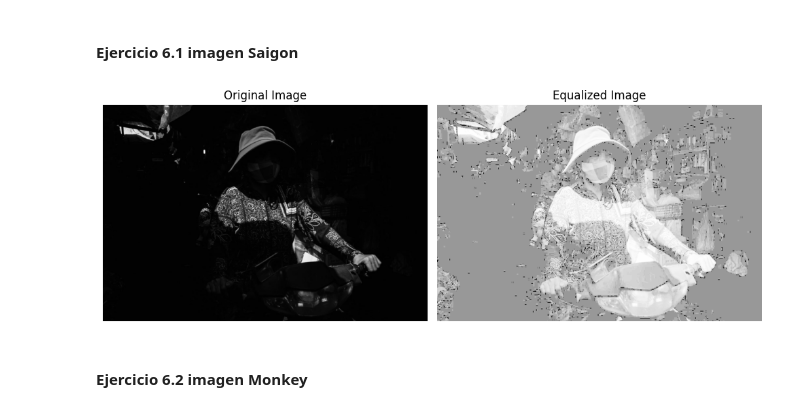
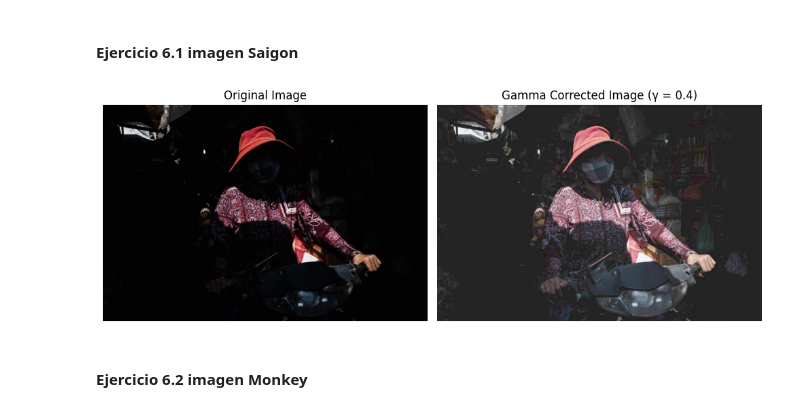
Before and after one commit to Jack200133/ImageProcessing_LAB1_ComputerVision, a Jupyter notebook: Ejercicio6.ipynb, the cells around one changed output. Saved outputs shown, nothing was run; the diff lists cells and outputs as text; code cells hidden in the pictures.

```diff
--- a/Ejercicio6.ipynb
+++ b/Ejercicio6.ipynb
@@ -3,55 +3,50 @@
 # %%
 from PIL import Image
 import numpy as np
 import matplotlib.pyplot as plt
 
 # Load the image from the file
 image_path = './imgs/saigon.jpeg'
-image = Image.open(image_path).convert('L')  # Convert to grayscale
+image = Image.open(image_path)  # Keep the image in color
 image_array = np.array(image)
 
-def histogram_equalization(image_array):
-    # Calculate the histogram
-    histogram, bins = np.histogram(image_array.flatten(), 256, [0,256])
+def gamma_transformation(image_array, gamma):
+    # Normalize the pixel values to [0, 1]
+    normalized_image = image_array / 255.0
 
-    # Calculate the cumulative distribution function (CDF)
-    cdf = histogram.cumsum()
-    cdf_normalized = cdf * float(histogram.max()) / cdf.max()
+    # Apply gamma correction
+    gamma_corrected = normalized_image ** gamma
 
-    # Normalize the CDF to [0,255]
-    cdf_m = np.ma.masked_equal(cdf, 0)
-    cdf_m = (cdf_m - cdf_m.min()) * 255 / (cdf_m.max() - cdf_m.min())
-    cdf = np.ma.filled(cdf_m, 0).astype('uint8')
+    # Convert back to [0, 255]
+    gamma_corrected_image = np.uint8(gamma_corrected * 255)
 
-    # Map the original grayscale values to equalized values
-    image_equalized = cdf[image_array]
+    return gamma_corrected_image
 
-    return image_equalized
+# Apply gamma transformation to the image array
+gamma_value = 0.4  # Example gamma value; you can adjust this as needed
+image_gamma_corrected = gamma_transformation(image_array, gamma_value)
 
-# Apply histogram equalization to the image array
-image_equalized = histogram_equalization(image_array)
+# Convert the gamma-corrected array back to an image
+image_gamma_corrected_pil = Image.fromarray(image_gamma_corrected)
 
-# Convert the equalized array back to an image
-image_equalized_pil = Image.fromarray(image_equalized)
-
-# Display the original and equalized images side by side for comparison
+# Display the original and gamma-corrected images side by side for comparison
 fig, axes = plt.subplots(1, 2, figsize=(10, 5))
 
 # Original image
-axes[0].imshow(image, cmap='gray')
+axes[0].imshow(image)
 axes[0].set_title('Original Image')
 axes[0].axis('off')
 
-# Equalized image
-axes[1].imshow(image_equalized_pil, cmap='gray')
-axes[1].set_title('Equalized Image')
+# Gamma-corrected image
+axes[1].imshow(image_gamma_corrected_pil)
+axes[1].set_title(f'Gamma Corrected Image (γ = {gamma_value})')
 axes[1].axis('off')
 
 # Adjust layout and display the plot
 plt.tight_layout()
 plt.show()
 # %% [output]
-[figure, old version]
+[figure, new version]
 # %% [markdown]
 #### Ejercicio 6.2 imagen Monkey
 # %%
```
Also changed, not shown: parts of 1 cell of this notebook.
